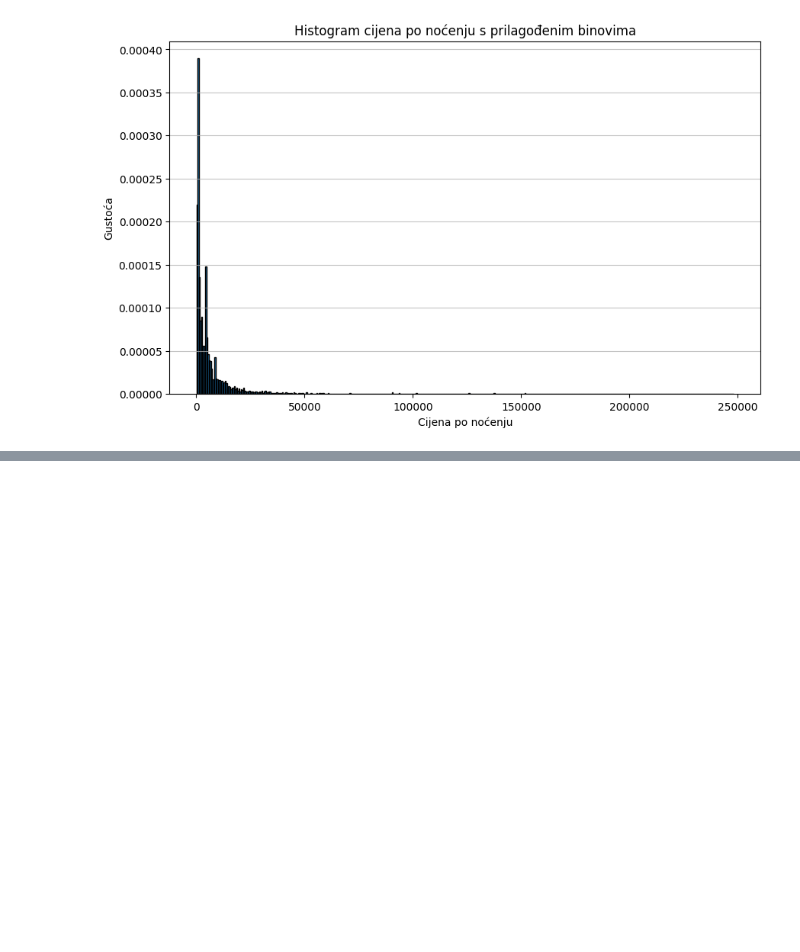
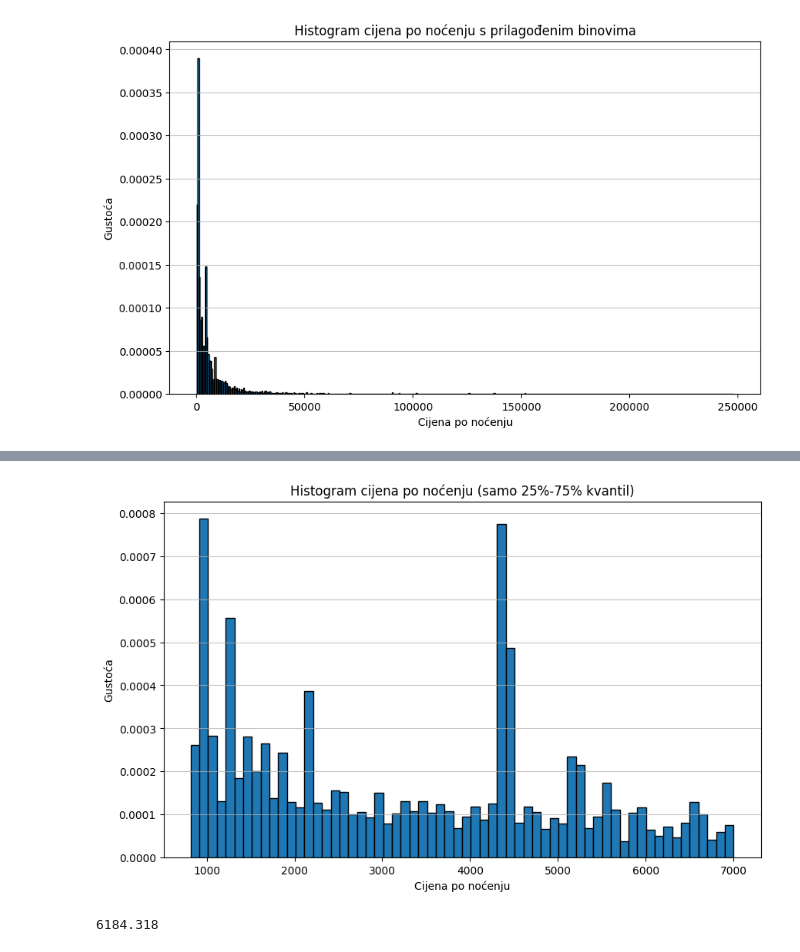
Before and after one commit to Matija-Kukic/lumen, a Jupyter notebook: data_process/train_processing_Tina/train_general_analysis.ipynb, the cells around one changed output, grey strips where cells are left out. Drawn from its saved outputs; the diff is of its cells as text; code cells hidden in the pictures; blank space fills up the shorter version.

```diff
--- a/data_process/train_processing_Tina/train_general_analysis.ipynb
+++ b/data_process/train_processing_Tina/train_general_analysis.ipynb
@@ -209,0 +226,15 @@ SyntaxError: invalid syntax. Perhaps you forgot a comma? (3390217831.py, line 1)
+# %%
+len = filtered_data['price_per_night'].max()-filtered_data['price_per_night'].min()
+bin_width = 100
+bin_number = round(len / bin_width)
+plt.figure(figsize=(10, 6))
+plt.hist(filtered_data['price_per_night'], bins=bin_number, density=True, edgecolor='black')  # 'auto' može koristiti internu logiku za određivanje broja binova
+plt.title('Histogram cijena po noćenju (samo 25%-75% kvantil)')
+plt.xlabel('Cijena po noćenju')
+plt.ylabel('Gustoća')
+plt.grid(axis='y', alpha=0.75)
+
+# Prikazujemo grafikon
+plt.show()
+# %% [output]
+[figure, added]
@@ -209,0 +243,4 @@ SyntaxError: invalid syntax. Perhaps you forgot a comma? (3390217831.py, line 1)
+# %%
+filtered_data_total_price['total_price'].max()-filtered_data_total_price['total_price'].min()
+# %% [output]
+6184.318
```
Also changed, not shown: parts of 6 cells of this notebook.
